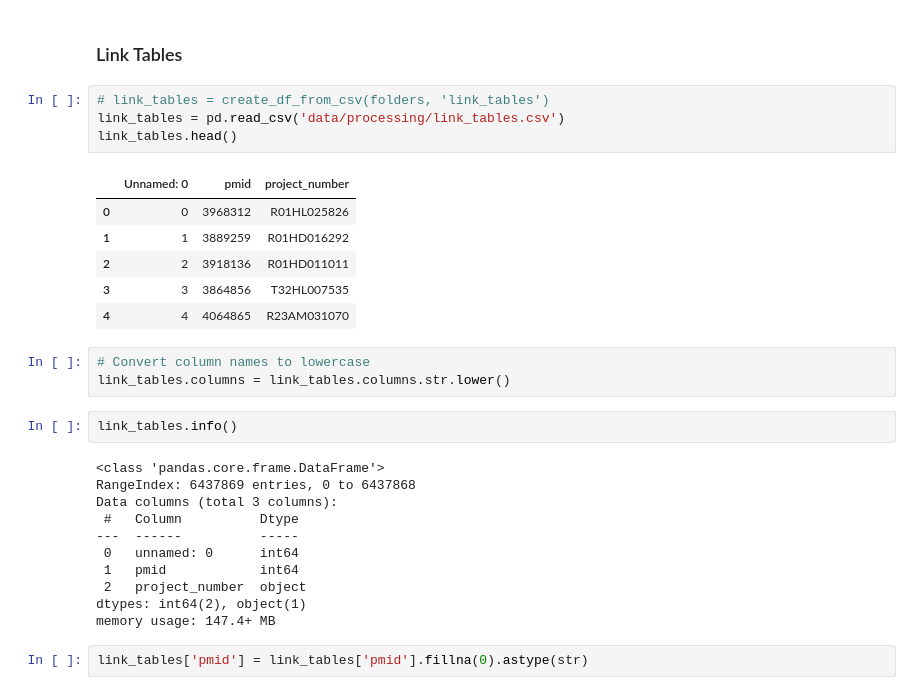
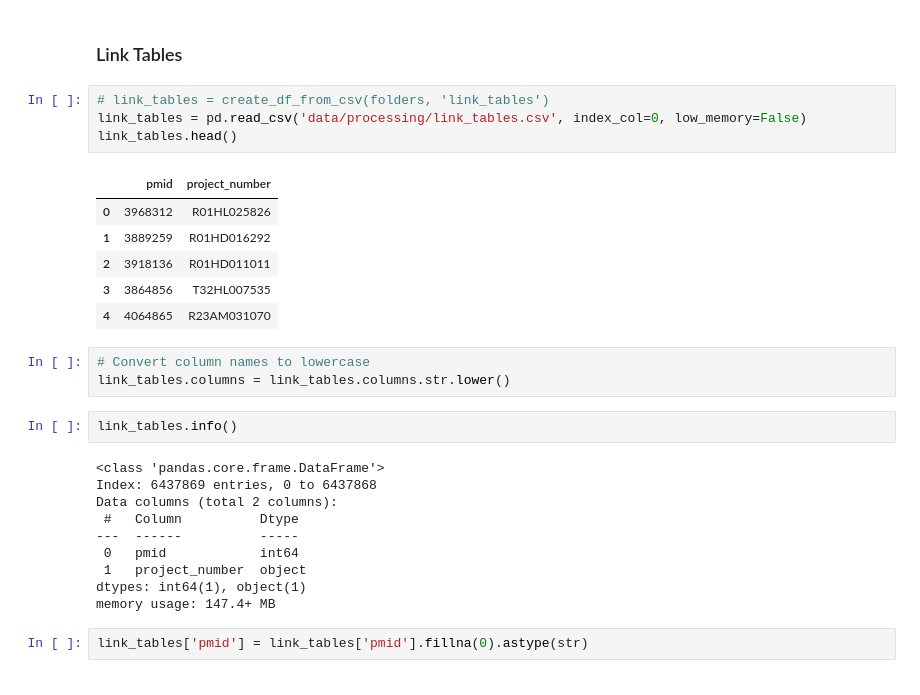
Before and after one commit to bsc-life/biohackathon_germany_2023, a Jupyter notebook: WG5/nih_data.ipynb, the cells around one changed output. Drawn from its saved outputs; the diff is of its cells as text.

```diff
--- a/WG5/nih_data.ipynb
+++ b/WG5/nih_data.ipynb
@@ -163,15 +194,15 @@ Unique pmc ids: 166011
 ### Link Tables
 # %%
 # link_tables = create_df_from_csv(folders, 'link_tables')
-link_tables = pd.read_csv('data/processing/link_tables.csv')
+link_tables = pd.read_csv('data/processing/link_tables.csv', index_col=0, low_memory=False)
 link_tables.head()
 # %% [output]
-|  | Unnamed: 0 | pmid | project_number |
-| 0 | 0 | 3968312 | R01HL025826 |
-| 1 | 1 | 3889259 | R01HD016292 |
-| 2 | 2 | 3918136 | R01HD011011 |
-| 3 | 3 | 3864856 | T32HL007535 |
-| 4 | 4 | 4064865 | R23AM031070 |
+|  | pmid | project_number |
+| 0 | 3968312 | R01HL025826 |
+| 1 | 3889259 | R01HD016292 |
+| 2 | 3918136 | R01HD011011 |
+| 3 | 3864856 | T32HL007535 |
+| 4 | 4064865 | R23AM031070 |
 # %%
 # Convert column names to lowercase
 link_tables.columns = link_tables.columns.str.lower()
@@ -179,14 +210,13 @@ link_tables.columns = link_tables.columns.str.lower()
 link_tables.info()
 # %% [output]
 <class 'pandas.core.frame.DataFrame'>
-RangeIndex: 6437869 entries, 0 to 6437868
-Data columns (total 3 columns):
+Index: 6437869 entries, 0 to 6437868
+Data columns (total 2 columns):
  #   Column          Dtype
 ---  ------          -----
- 0   unnamed: 0      int64
- 1   pmid            int64
- 2   project_number  object
-dtypes: int64(2), object(1)
+ 0   pmid            int64
+ 1   project_number  object
+dtypes: int64(1), object(1)
 memory usage: 147.4+ MB
 # %%
 link_tables['pmid'] = link_tables['pmid'].fillna(0).astype(str)
```
Also changed, not shown: parts of 81 cells of this notebook, 2 other files.
